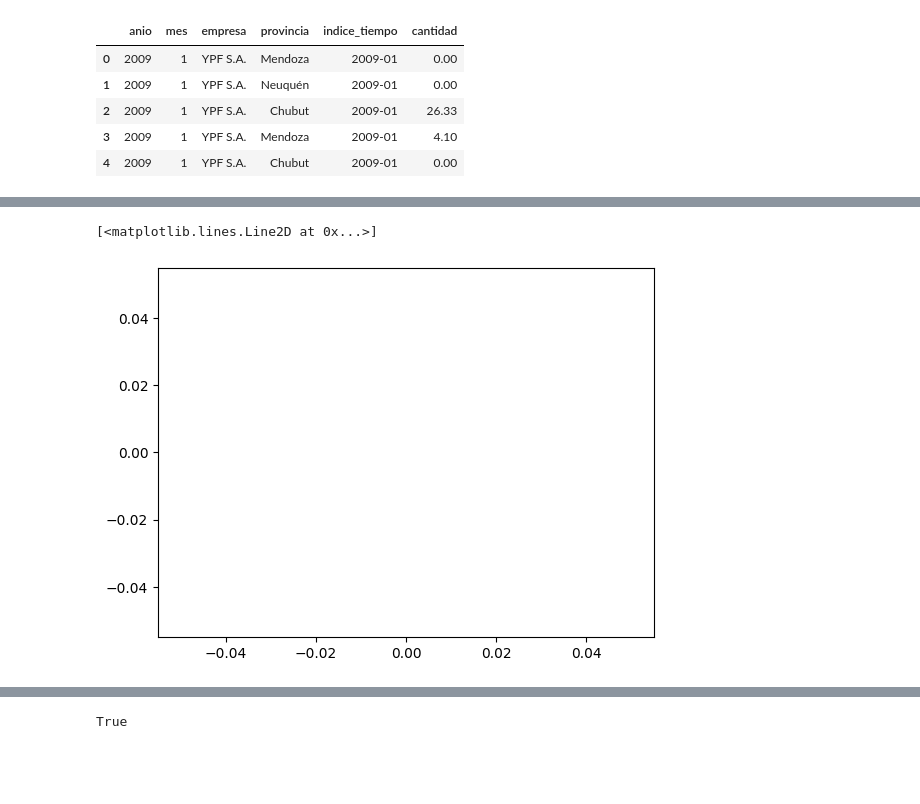
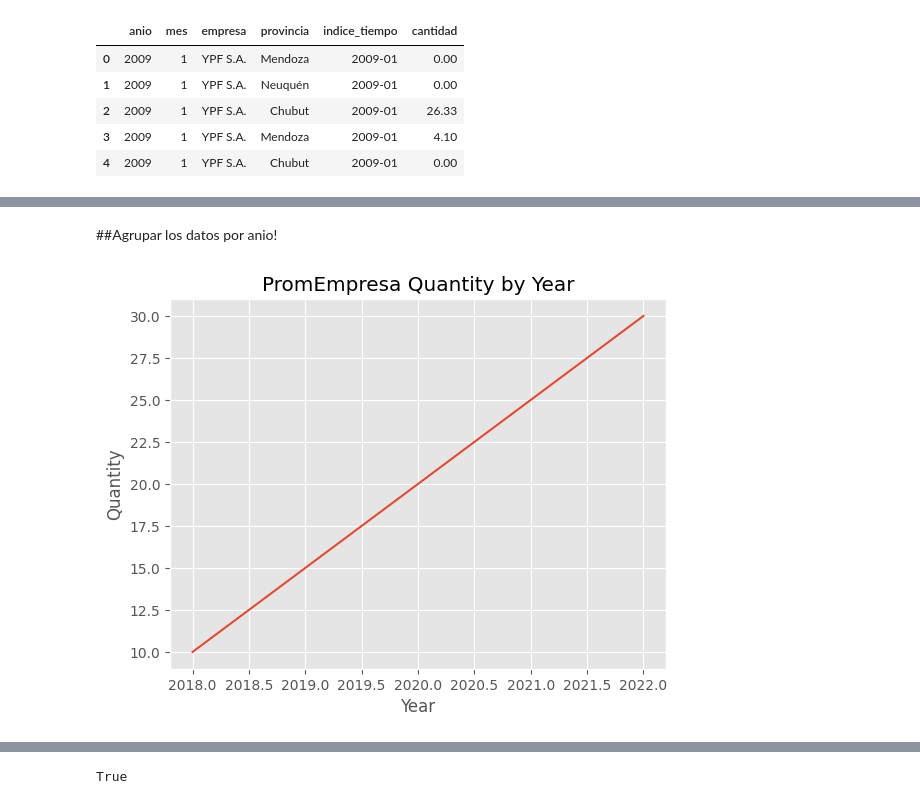
Before and after one commit to Vanessa0ne/Rails, a Jupyter notebook: Estructura_de_Control_phyton.ipynb, the cells around one changed output, grey strips where cells are left out. Cells and saved outputs as stored; diff of their text form; code cells hidden in the pictures; blank space fills up the shorter version.

```diff
--- a/Estructura_de_Control_phyton.ipynb
+++ b/Estructura_de_Control_phyton.ipynb
@@ -557,6 +537,23 @@ Index(['indice_tiempo', 'anio', 'mes', 'idempresa', 'empresa',
-# %%
-plt.plot(PromEmpresa.cantidad)
-# %% [output]
-[<matplotlib.lines.Line2D at 0x...>]
-[figure, removed]
+# %% [markdown]
+##Agrupar los datos por anio!
+# %%
+import matplotlib.pyplot as plt
+
+# Example data for PromEmpresa (replace with your actual data)
+class PromEmpresa:
+    anio = [2018, 2019, 2020, 2021, 2022]
+    cantidad = [10, 15, 20, 25, 30]
+
+# Create the plot
+plt.plot(PromEmpresa.anio, PromEmpresa.cantidad)
+
+# Add labels and title
+plt.xlabel('Year')
+plt.ylabel('Quantity')
+plt.title('PromEmpresa Quantity by Year')
+
+# Show the plot
+plt.show()
+# %% [output]
+[figure, added]
 # %%
```
Also changed, not shown: parts of 11 cells of this notebook.
